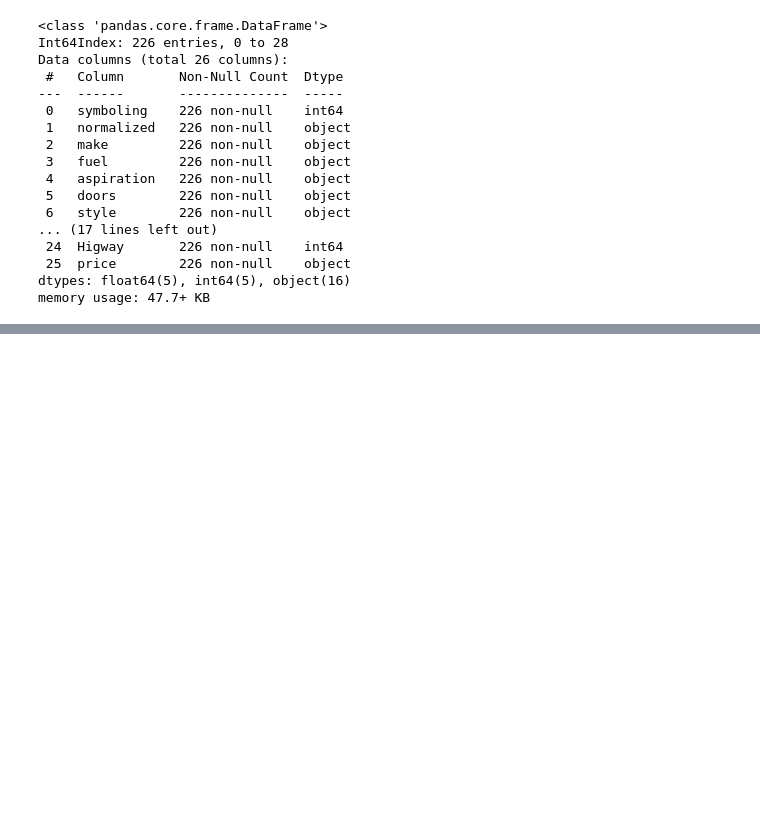
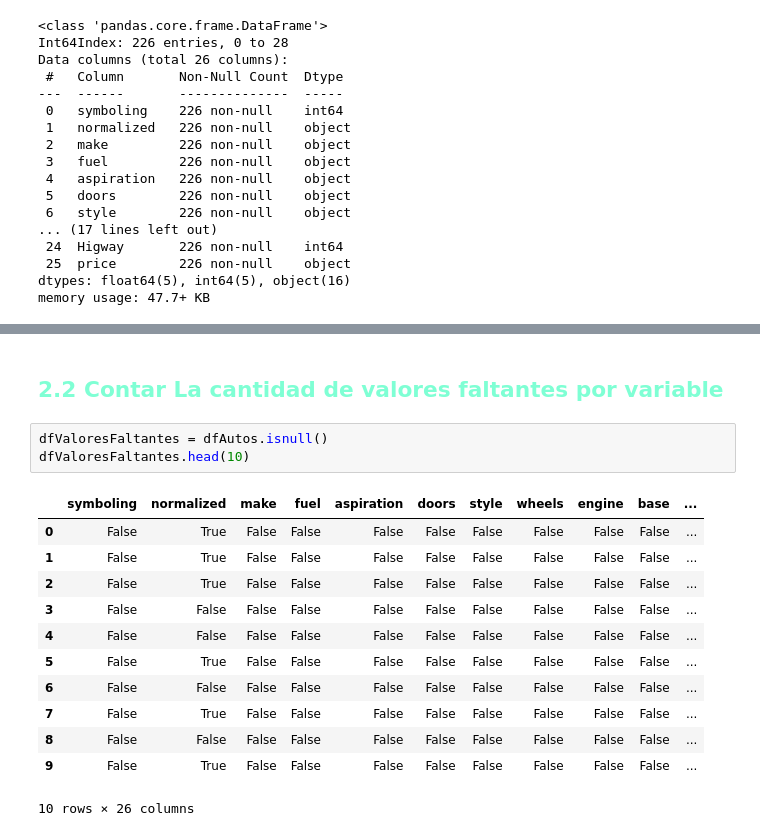
Before and after one commit to Kiwam11/03C2022_DA, a Jupyter notebook: EDA_Autos_03C2022.ipynb, the cells around one changed output, grey strips where cells are left out. Saved outputs shown, nothing was run; the diff lists cells and outputs as text; blank space fills up the shorter version.

```diff
--- a/EDA_Autos_03C2022.ipynb
+++ b/EDA_Autos_03C2022.ipynb
@@ -243,0 +290,18 @@ memory usage: 47.7+ KB
+# %% [markdown]
+<h2 style="color:#7FFFD4;text-align:left;font-weight:bold;">2.2 Contar La cantidad de valores faltantes por variable</h2>
+# %%
+dfValoresFaltantes = dfAutos.isnull()
+dfValoresFaltantes.head(10)
+# %% [output]
+|  | symboling | normalized | make | fuel | aspiration | doors | style | wheels | engine | base | ... |
+| 0 | False | True | False | False | False | False | False | False | False | False | ... |
+| 1 | False | True | False | False | False | False | False | False | False | False | ... |
+| 2 | False | True | False | False | False | False | False | False | False | False | ... |
+| 3 | False | False | False | False | False | False | False | False | False | False | ... |
+| 4 | False | False | False | False | False | False | False | False | False | False | ... |
+| 5 | False | True | False | False | False | False | False | False | False | False | ... |
+| 6 | False | False | False | False | False | False | False | False | False | False | ... |
+| 7 | False | True | False | False | False | False | False | False | False | False | ... |
+| 8 | False | False | False | False | False | False | False | False | False | False | ... |
+| 9 | False | True | False | False | False | False | False | False | False | False | ... |
+10 rows × 26 columns
```
Also changed, not shown: parts of 24 cells of this notebook, 1 other file.
